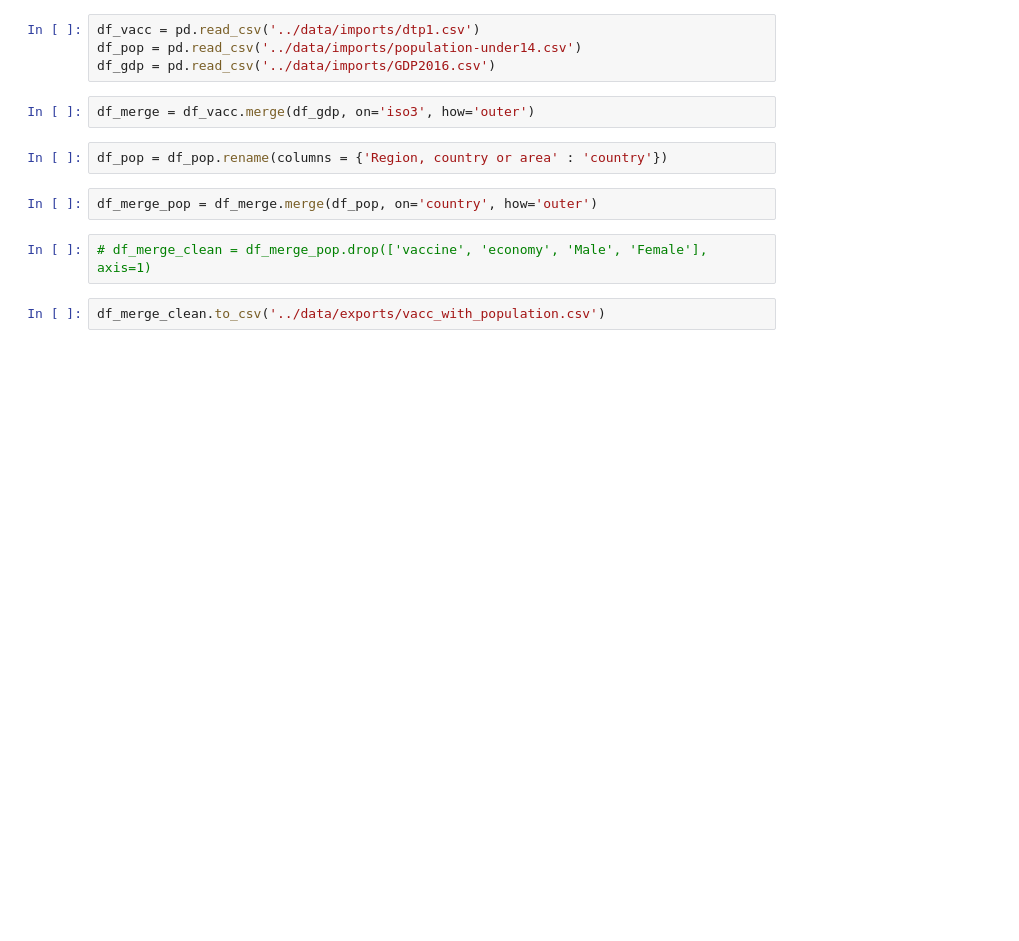
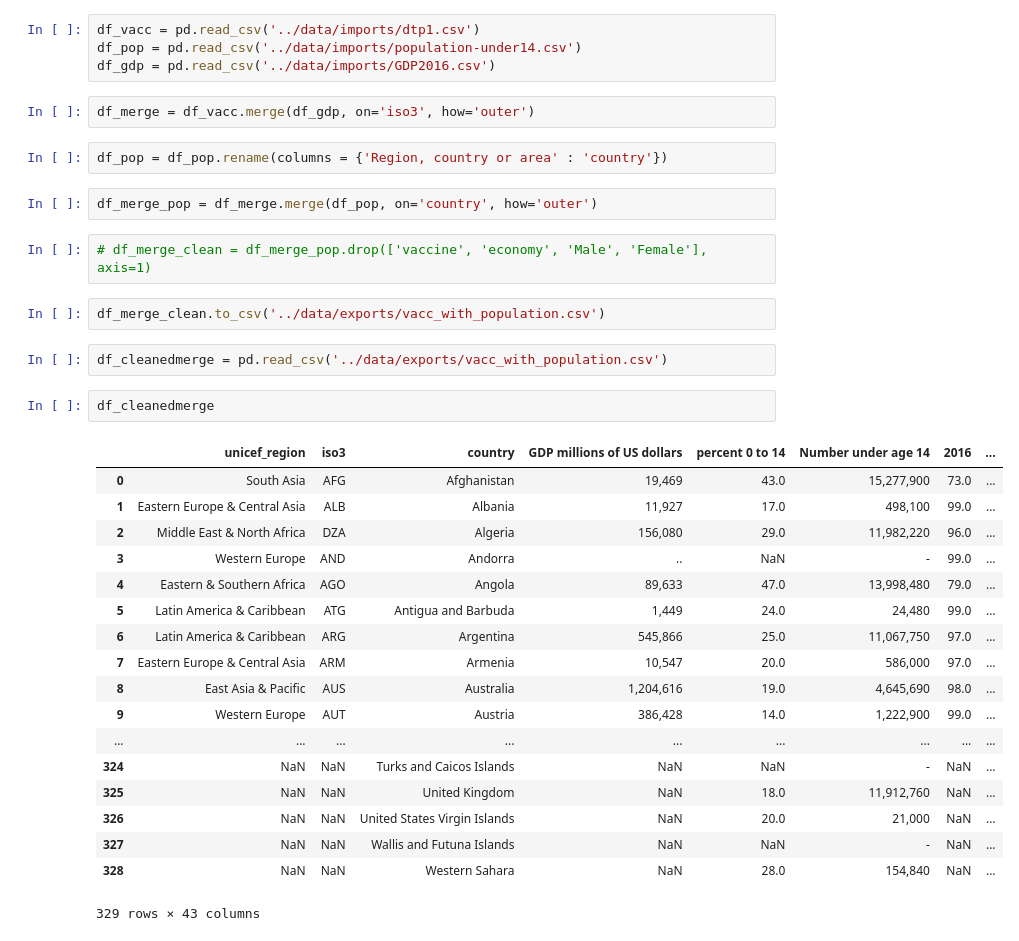
Before and after one commit to isabella232/global-immunization, a Jupyter notebook: notebooks/merge.ipynb, the cells around one changed output. Saved outputs shown, nothing was run; the diff lists cells and outputs as text; blank space fills up the shorter version.

```diff
--- a/notebooks/merge.ipynb
+++ b/notebooks/merge.ipynb
@@ -26,3 +26,26 @@ df_merge_pop = df_merge.merge(df_pop, on='country', how='outer')
 # df_merge_clean = df_merge_pop.drop(['vaccine', 'economy', 'Male', 'Female'], axis=1)
 # %%
 df_merge_clean.to_csv('../data/exports/vacc_with_population.csv')
+# %%
+df_cleanedmerge = pd.read_csv('../data/exports/vacc_with_population.csv')
+# %%
+df_cleanedmerge
+# %% [output]
+|  | unicef_region | iso3 | country | GDP millions of US dollars | percent 0 to 14 | Number under age 14 | 2016 | ... |
+| 0 | South Asia | AFG | Afghanistan | 19,469 | 43.0 | 15,277,900 | 73.0 | ... |
+| 1 | Eastern Europe & Central Asia | ALB | Albania | 11,927 | 17.0 | 498,100 | 99.0 | ... |
+| 2 | Middle East & North Africa | DZA | Algeria | 156,080 | 29.0 | 11,982,220 | 96.0 | ... |
+| 3 | Western Europe | AND | Andorra | .. | NaN | - | 99.0 | ... |
+| 4 | Eastern & Southern Africa | AGO | Angola | 89,633 | 47.0 | 13,998,480 | 79.0 | ... |
+| 5 | Latin America & Caribbean | ATG | Antigua and Barbuda | 1,449 | 24.0 | 24,480 | 99.0 | ... |
+| 6 | Latin America & Caribbean | ARG | Argentina | 545,866 | 25.0 | 11,067,750 | 97.0 | ... |
+| 7 | Eastern Europe & Central Asia | ARM | Armenia | 10,547 | 20.0 | 586,000 | 97.0 | ... |
+| 8 | East Asia & Pacific | AUS | Australia | 1,204,616 | 19.0 | 4,645,690 | 98.0 | ... |
+| 9 | Western Europe | AUT | Austria | 386,428 | 14.0 | 1,222,900 | 99.0 | ... |
+| ... | ... | ... | ... | ... | ... | ... | ... | ... |
+| 324 | NaN | NaN | Turks and Caicos Islands | NaN | NaN | - | NaN | ... |
+| 325 | NaN | NaN | United Kingdom | NaN | 18.0 | 11,912,760 | NaN | ... |
+| 326 | NaN | NaN | United States Virgin Islands | NaN | 20.0 | 21,000 | NaN | ... |
+| 327 | NaN | NaN | Wallis and Futuna Islands | NaN | NaN | - | NaN | ... |
+| 328 | NaN | NaN | Western Sahara | NaN | 28.0 | 154,840 | NaN | ... |
+329 rows × 43 columns
```
Also changed, not shown: 3 other files.
